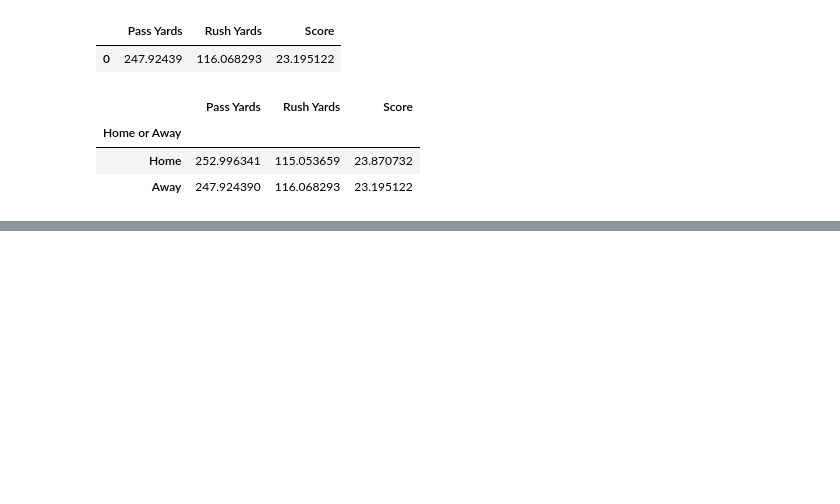
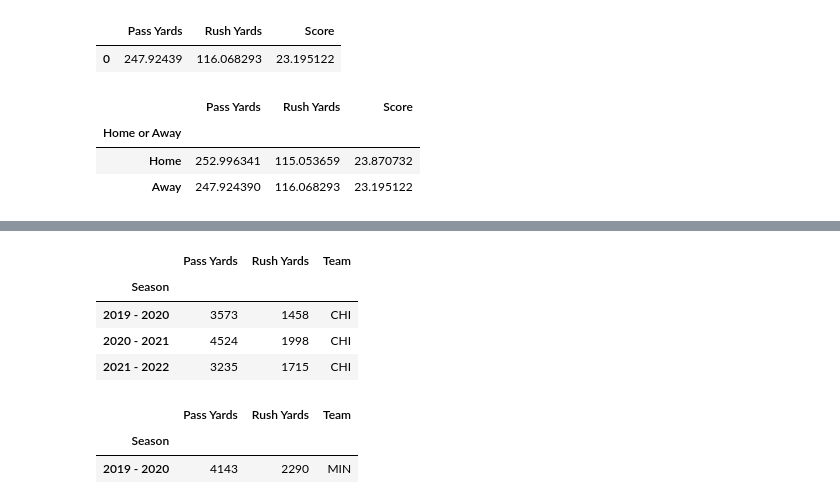
Before and after one commit to DevonNoer/Project-1-Football-Stats, a Jupyter notebook: Project 1/Code/cleaning.ipynb, the cells around one changed output, grey strips where cells are left out. Saved outputs shown, nothing was run; the diff lists cells and outputs as text; code cells hidden in the pictures; blank space fills up the shorter version.

```diff
--- a/Project 1/Code/cleaning.ipynb
+++ b/Project 1/Code/cleaning.ipynb
@@ -438,0 +863,11 @@ home_away_merged_df.to_csv("../Output/Home_Away_Avg.csv")
+# %%
+chi_final_df1 = chi_year1_df.merge(chi_year2_df, how="outer", left_on=["Season", "Pass Yards", "Rush Yards", "Team"], right_on=["Season", "Pass Yards", "Rush Yards", "Team"])
+chi_final_df = chi_final_df1.merge(chi_year3_df, how="outer", left_on=["Season", "Pass Yards", "Rush Yards", "Team"], right_on=["Season", "Pass Yards", "Rush Yards", "Team"])
+
+chi_final_df
+# %% [output]
+|  | Pass Yards | Rush Yards | Team |
+| Season |  |  |  |
+| 2019 - 2020 | 3573 | 1458 | CHI |
+| 2020 - 2021 | 4524 | 1998 | CHI |
+| 2021 - 2022 | 3235 | 1715 | CHI |
@@ -438,0 +971,10 @@ home_away_merged_df.to_csv("../Output/Home_Away_Avg.csv")
+# %%
+min_year1_df = pd.merge(min_year_1_grouped_df, min_year_1_grouped1_df, how="outer", on="Season")
+min_year2_df = pd.merge(min_year_2_grouped_df, min_year_2_grouped1_df, how="outer", on="Season")
+min_year3_df = pd.merge(min_year_3_grouped_df, min_year_3_grouped1_df, how="outer", on="Season")
+
+min_year1_df
+# %% [output]
+|  | Pass Yards | Rush Yards | Team |
+| Season |  |  |  |
+| 2019 - 2020 | 4143 | 2290 | MIN |
```
Also changed, not shown: parts of 16 cells of this notebook, 4 other files.
